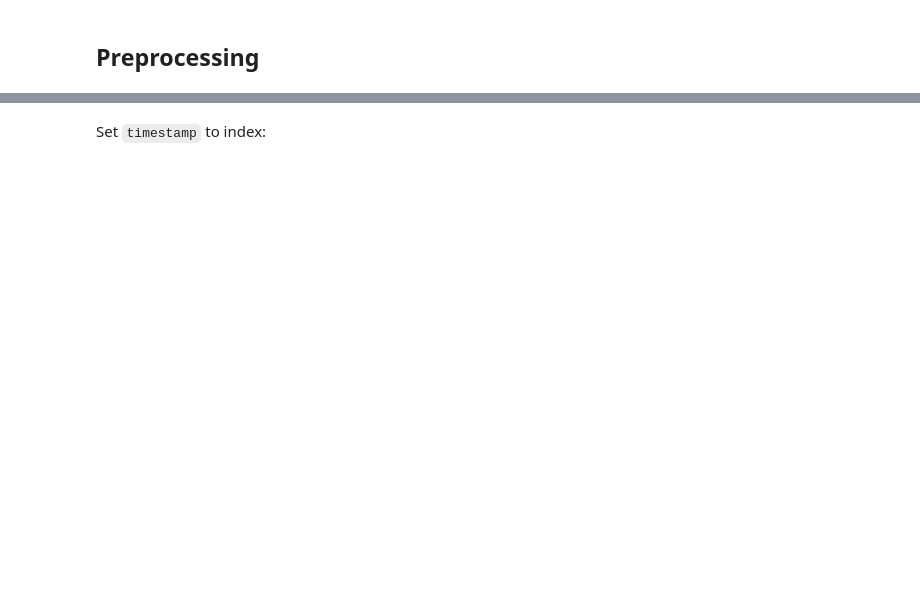
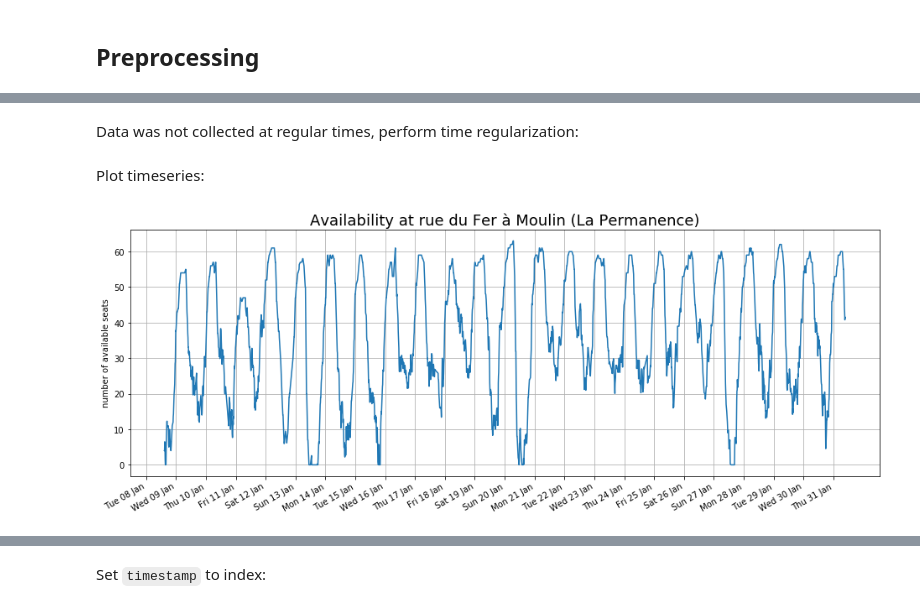
Before and after one commit to antoinechoffrut/la_permanence, a Jupyter notebook: la_permanence_stats.ipynb, the cells around one changed output, grey strips where cells are left out. Saved outputs shown, nothing was run; the diff lists cells and outputs as text; code cells hidden in the pictures; blank space fills up the shorter version.

```diff
--- a/la_permanence_stats.ipynb
+++ b/la_permanence_stats.ipynb
@@ -24,7 +28,8 @@ tz_paris = pytz.timezone("Europe/Paris")
 ## Load data
 # %%
 dwnld_beg = datetime.datetime.now()
-filepath = '/Users/antoine/Projects/la_permanence/attendance.csv'
+datafile = 'attendance.csv'
+filepath = os.path.join(os.path.expanduser("~"), 'Projects/la_permanence', datafile)
 filesize = os.path.getsize(filepath)
 if filesize > 1e6:
     print("Size of data file: {}MB.".format(filesize//1000000))
@@ -48,0 +65,10 @@ Adjust for timezones:
+# %%
+moulin = raw_data[['timestamp', 'Moulin']].copy()
+moulin.columns = ['timestamp', 'seats']
+moulin['timestamp'] = moulin['timestamp'].apply(
+    lambda s: pd.Timestamp(
+        *tuple(map(int, s.split("-")))
+    )
+)
+moulin['timestamp'] = moulin['timestamp'].apply(lambda ts: ts.tz_localize(tz_utc).tz_convert(tz_paris))
+moulin.set_index("timestamp", inplace=True)
@@ -48,0 +85,23 @@ Adjust for timezones:
+# %% [markdown]
+Data was not collected at regular times, perform time regularization:
+# %%
+moulin = moulin.resample(FREQ).mean().interpolate()
+moulin = moulin.asfreq(FREQ)
+# %% [markdown]
+Plot timeseries:
+# %%
+fig, ax = plt.subplots(figsize=(16, 6));
+moulin.plot(ax=ax);
+plt.ylabel("number of available seats");
+ax.axes.get_xaxis().label.set_visible(False);
+plt.title("Availability at rue du Fer à Moulin (La Permanence)", fontsize=18)
+ax.get_legend().remove()
+ts_min = moulin.index.min()
+ts_max = moulin.index.max()
+moulin_date_range = pd.date_range(ts_min.date(), ts_max.date());
+ax.set_xticks(moulin_date_range)
+ax.set_xticklabels([pd.to_datetime(pandas_datetime).strftime("%a %d %b") for pandas_datetime in moulin_date_range]);
+plt.grid()
+#plt.savefig('La-Permanence-moulin.png')
+# %% [output]
+[figure, added]
```
Also changed, not shown: parts of 28 cells of this notebook.
